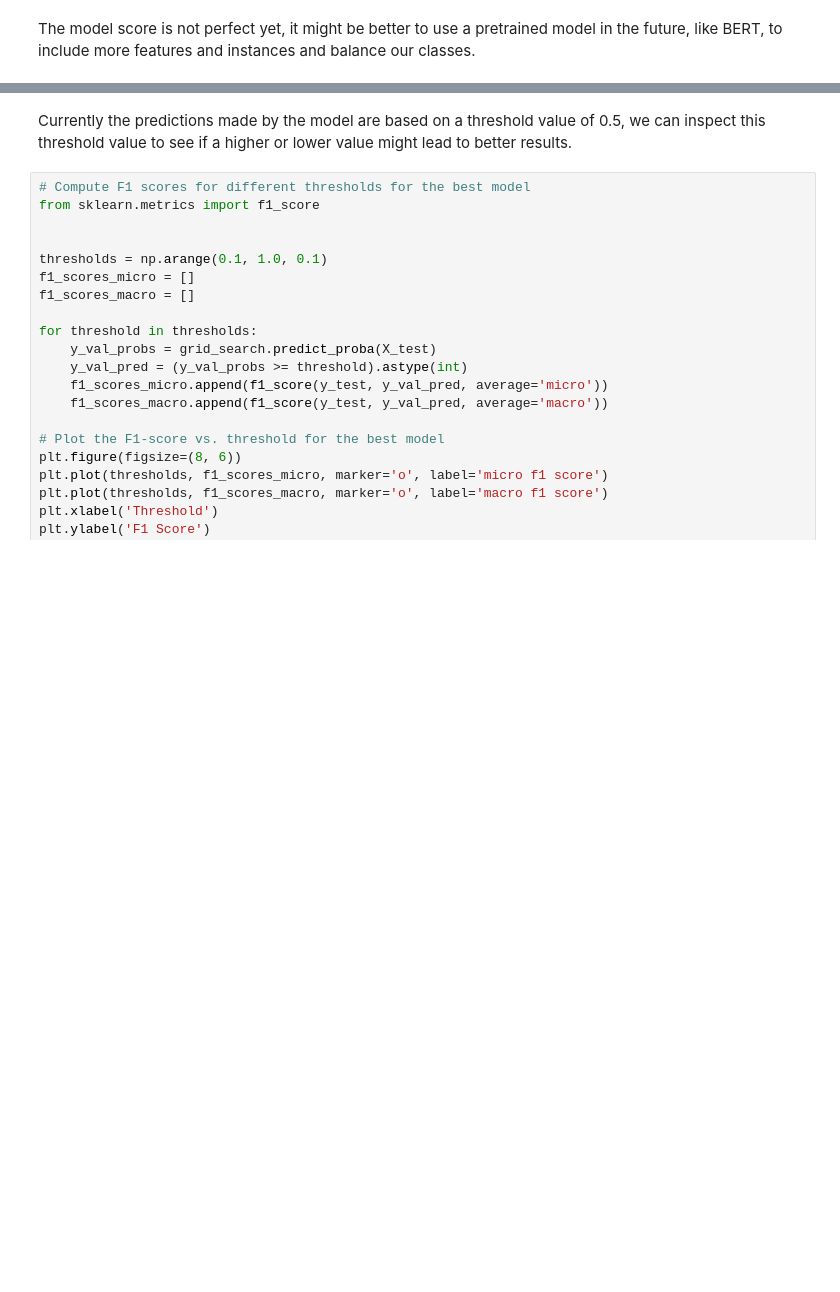
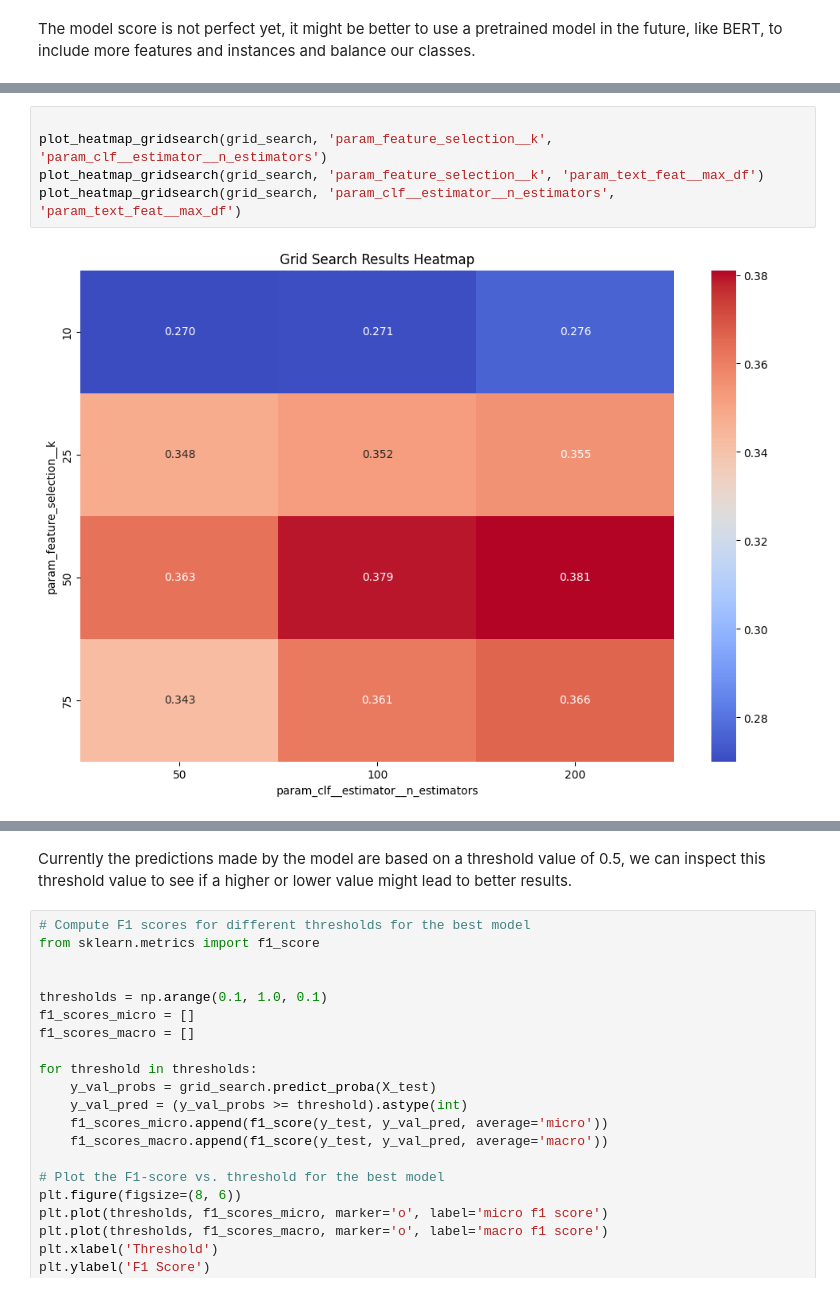
Before and after one commit to Eviedf/movieclassifier, a Jupyter notebook: movie_classification.ipynb, the cells around one changed output, grey strips where cells are left out. Cells and saved outputs as stored; diff of their text form; blank space fills up the shorter version.

```diff
--- a/movie_classification.ipynb
+++ b/movie_classification.ipynb
@@ -364,0 +376,7 @@ This plot shows how the model improves over the combination of the feature selec
+# %%
+
+plot_heatmap_gridsearch(grid_search, 'param_feature_selection__k', 'param_clf__estimator__n_estimators')
+plot_heatmap_gridsearch(grid_search, 'param_feature_selection__k', 'param_text_feat__max_df')
+plot_heatmap_gridsearch(grid_search, 'param_clf__estimator__n_estimators', 'param_text_feat__max_df')
+# %% [output]
+[figure, added]
```
Also changed, not shown: parts of 20 cells of this notebook, 1 other file.
